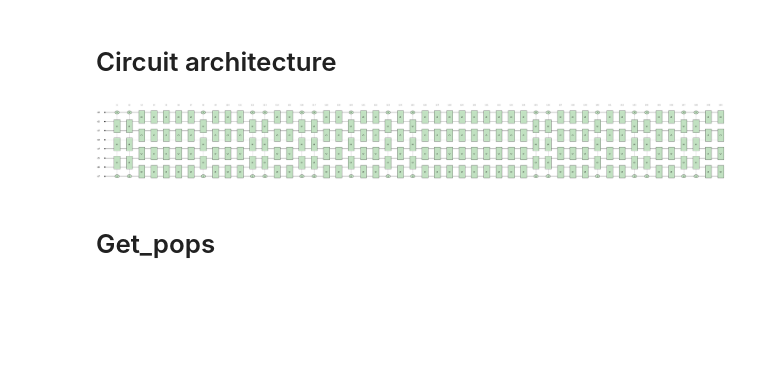
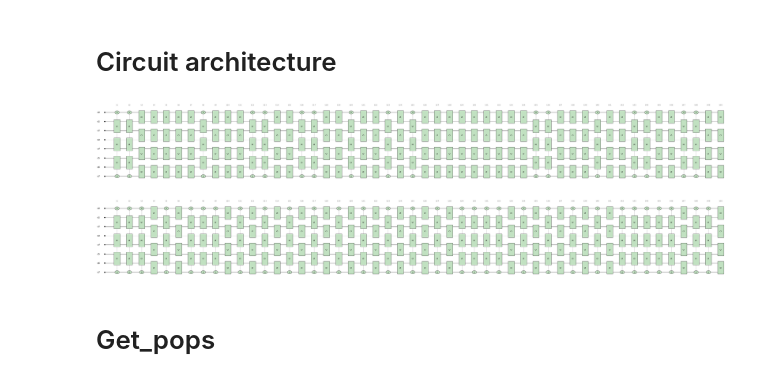
Before and after one commit to UnnatiAkhouri/QuNet, a Jupyter notebook: QuNet_bootcamp_2025/Session_7/NM_evolution.ipynb, the cells around one changed output. Cells and saved outputs as stored; diff of their text form; code cells hidden in the pictures; blank space fills up the shorter version.

```diff
--- a/QuNet_bootcamp_2025/Session_7/NM_evolution.ipynb
+++ b/QuNet_bootcamp_2025/Session_7/NM_evolution.ipynb
@@ -20,5 +20,7 @@ from src import ket
 from src import measurements as measure
 from Scripts import simulation_CLI as cleo
 from Scripts import hdf5merge
+
+FIGURES_FILEPATH = './NM_figures/'
 # %% [markdown]
 ## Run simulation
@@ -37,0 +41,7 @@ len(NM_list_0_0_2_2[1])
+# %%
+with open('../../non_markovian_orders_list/rule_0_0_2_2.csv', 'r') as f:
+    reader = csv.reader(f)
+    NM_list_0_0_2_2 = [row[0].strip() for row in reader if row and row[0].strip()]
+with open('../../non_markovian_orders_list/rule_1_3_1_3.csv', 'r') as f:
+    reader = csv.reader(f)
+    NM_list_1_3_1_3 = [row[0].strip() for row in reader if row and row[0].strip()]
@@ -97,5 +160,13 @@ circuit_architecture.draw_quantum_circuit(num_qbits, 50, gate_seq, circuitname='
 # %% [output]
 [figure]
+# %%
+trial_index=5
+num_qbits=8
+gate_seq = circuit_architecture.generate_gate_sequence_from_NM_pattern(NM_list_1_3_1_3[trial_index],num_qbits)
+circuit_architecture.draw_quantum_circuit(num_qbits, 50, gate_seq,
+                                        circuitname=FIGURES_FILEPATH + 'circuit_arch_NM_1_3_1_3.png')
+# %% [output]
+[figure, added]
 # %% [markdown]
 # Get_pops
 # %%
```
Also changed, not shown: parts of 28 cells of this notebook, 13 other files.
